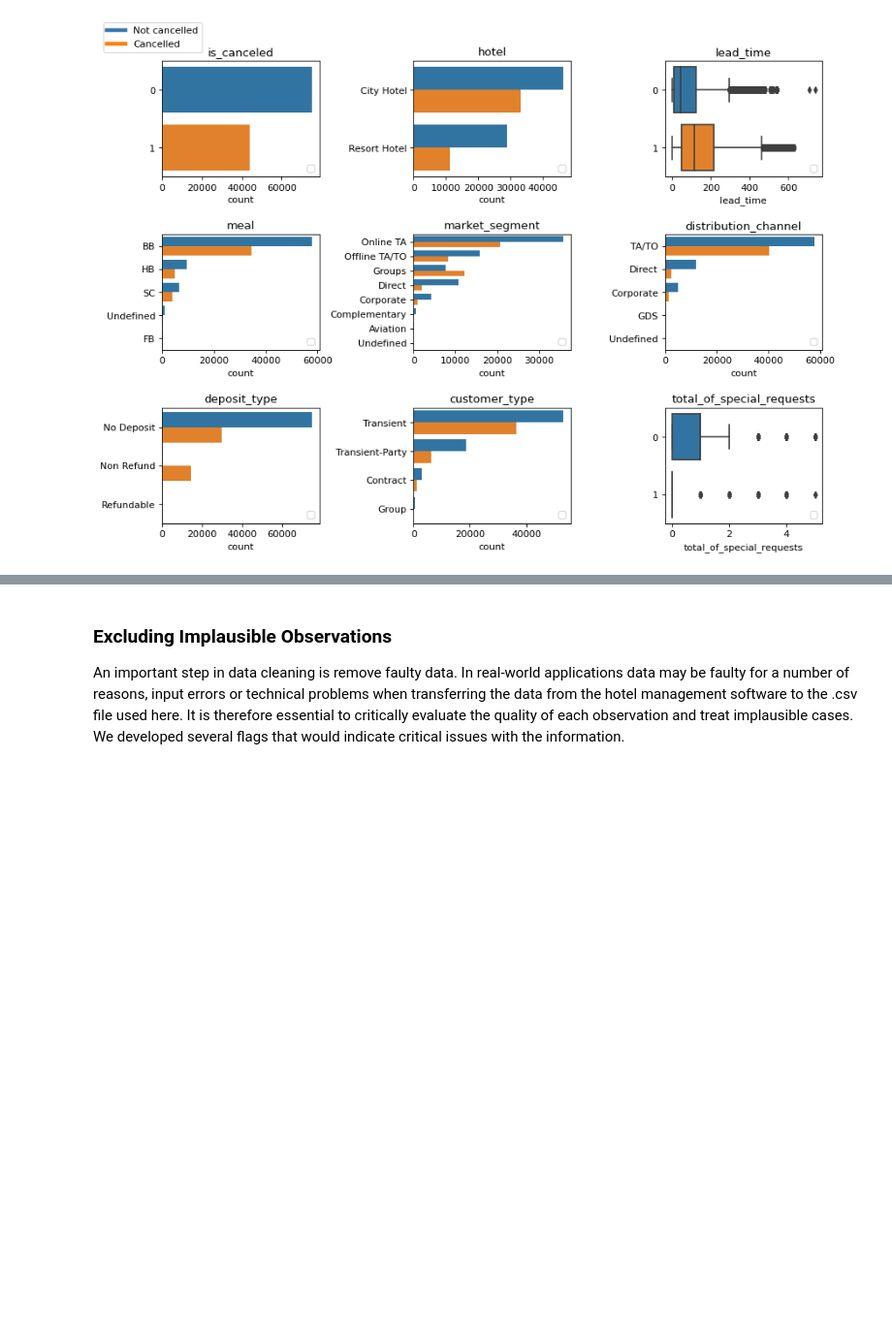
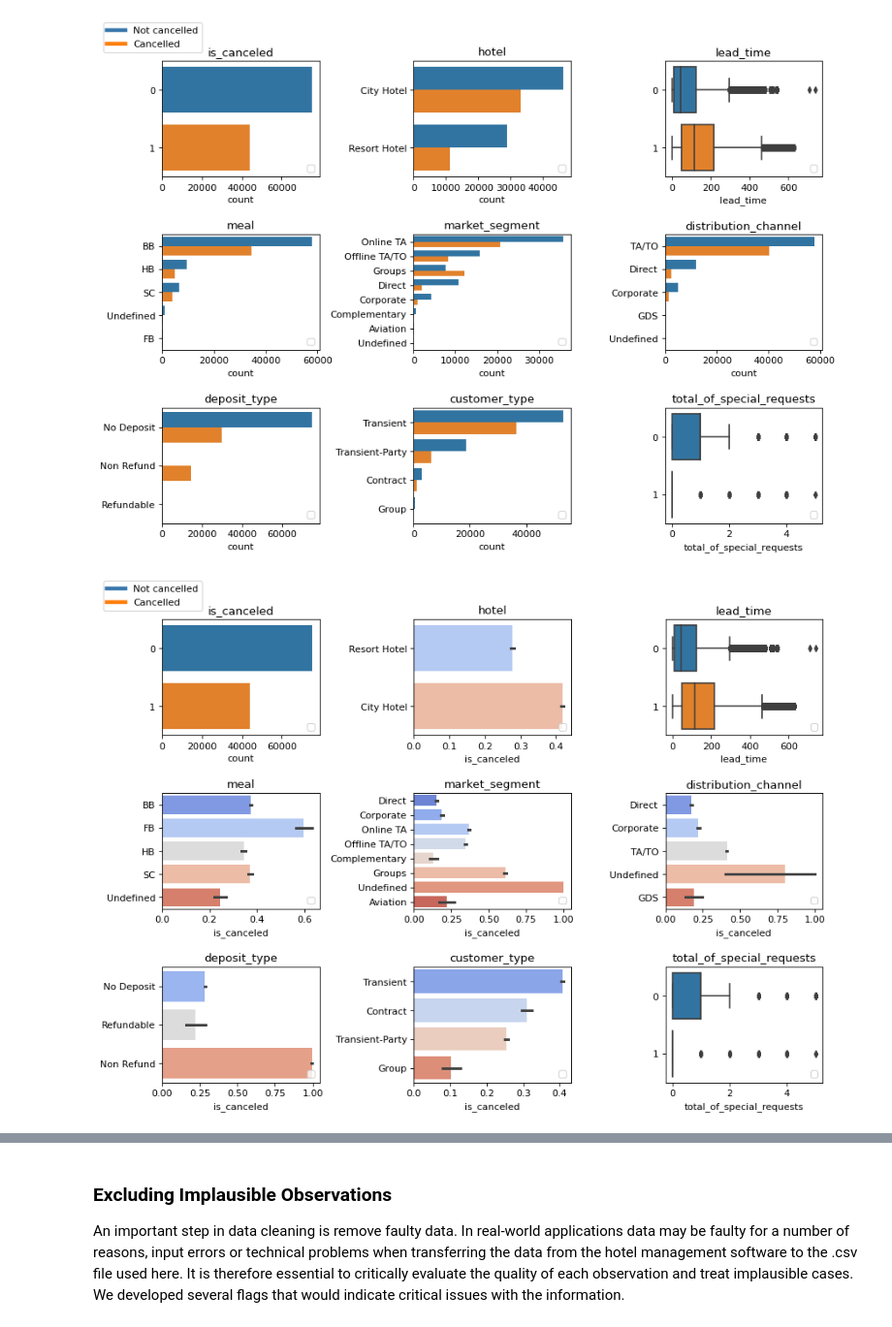
Before and after one commit to abumaz99/MLP-A2, a Jupyter notebook: proj2.ipynb, the cells around one changed output, grey strips where cells are left out. Shown at 97% size. Cells and saved outputs as stored; diff of their text form; code cells hidden in the pictures; blank space fills up the shorter version.

Commit message:
Worked on EDA plot

```diff
--- a/proj2.ipynb
+++ b/proj2.ipynb
@@ -132,3 +132,48 @@ fig.legend(custom_lines, ['Not cancelled', 'Cancelled'], loc = 'upper left', bbo
 plt.show();
 # %% [output]
 [figure]
+# %%
+# Select columns for plotting
+selected_cols = ['is_canceled', 'hotel', 'lead_time',
+                 'meal', 'market_segment', 'distribution_channel',
+                 'deposit_type', 'customer_type', 'total_of_special_requests']
+
+# Create plot
+fig, axs = plt.subplots(3, 3, figsize = (12.5, 9), sharex=False, sharey=False,
+                        gridspec_kw={'hspace': 0.5, 'wspace': 0.6})
+
+h = 0 # Initialise plot number for iteration below
+
+for col in selected_cols:
+
+    # row number
+    i = h // 3
+    # col number
+    j = h % 3
+
+    if col == 'is_canceled':
+        sns.countplot(ax = axs[i,j], y = 'is_canceled', data = d)
+
+    elif col != 'is_canceled':
+        if d[col].dtypes == 'O':
+            sns.barplot(ax = axs[i,j], data = d, x = "is_canceled", y = col, orient = "h", palette = "coolwarm")
+
+        elif (d[col].dtypes == 'int64') | (d[col].dtypes == 'float64'):
+            sns.boxplot(ax = axs[i,j], x = col, y = 'is_canceled', data = d, orient = 'h')
+
+    axs[i,j].set_title(col);
+    axs[i,j].set_ylabel(None);
+    axs[i,j].legend('', loc = 'lower right');
+
+    h += 1
+
+
+
+custom_lines = [Line2D([0], [0], color='#3776ab', lw=4),
+                Line2D([0], [0], color='#ff7f0e', lw=4)]
+
+fig.legend(custom_lines, ['Not cancelled', 'Cancelled'], loc = 'upper left', bbox_to_anchor = (0.05, 0.95))
+
+plt.show();
+# %% [output]
+[figure, added]
```
Also changed, not shown: parts of 10 cells of this notebook.
